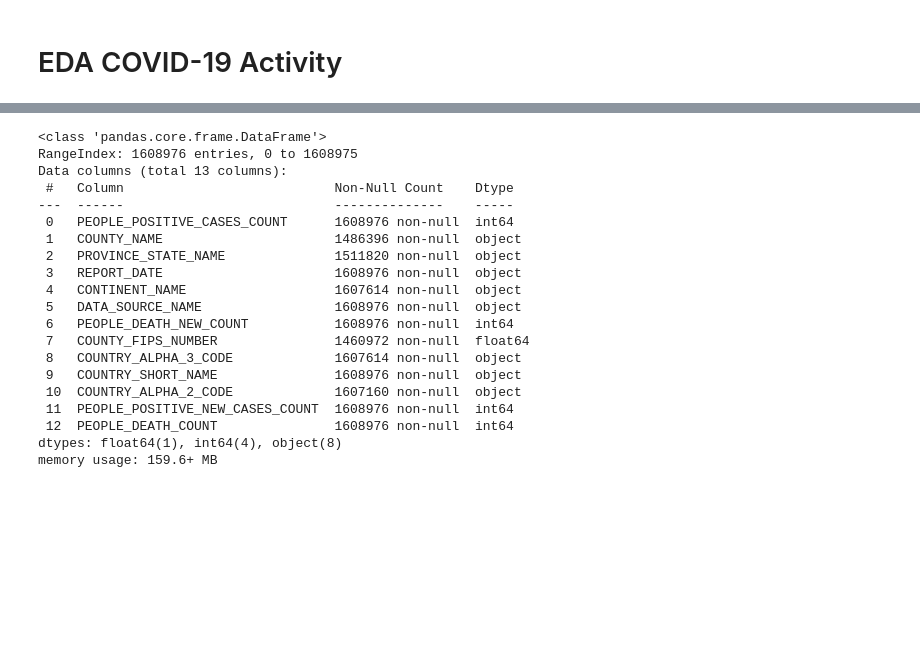
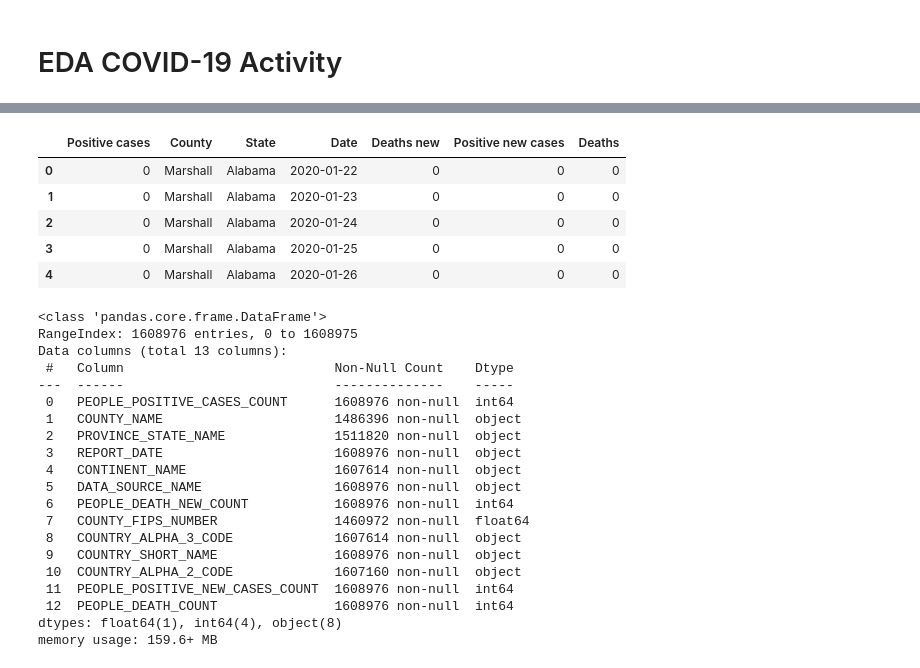
Before and after one commit to BorisRendon/Covid-impact-USA-Analysis, a Jupyter notebook: C19D/EDA_C19D.ipynb, the cells around one changed output, grey strips where cells are left out. Cells and saved outputs as stored; diff of their text form; code cells hidden in the pictures; blank space fills up the shorter version.

```diff
--- a/C19D/EDA_C19D.ipynb
+++ b/C19D/EDA_C19D.ipynb
@@ -18,3 +74,13 @@ df.head()
+# %%
+check = pd.read_sql_table("covid19", engine)
+check.head()
+# %% [output]
+|  | Positive cases | County | State | Date | Deaths new | Positive new cases | Deaths |
+| 0 | 0 | Marshall | Alabama | 2020-01-22 | 0 | 0 | 0 |
+| 1 | 0 | Marshall | Alabama | 2020-01-23 | 0 | 0 | 0 |
+| 2 | 0 | Marshall | Alabama | 2020-01-24 | 0 | 0 | 0 |
+| 3 | 0 | Marshall | Alabama | 2020-01-25 | 0 | 0 | 0 |
+| 4 | 0 | Marshall | Alabama | 2020-01-26 | 0 | 0 | 0 |
 # %%
 df.info()
 # %% [output]
```
Also changed, not shown: parts of 8 cells of this notebook, 1 other file.
